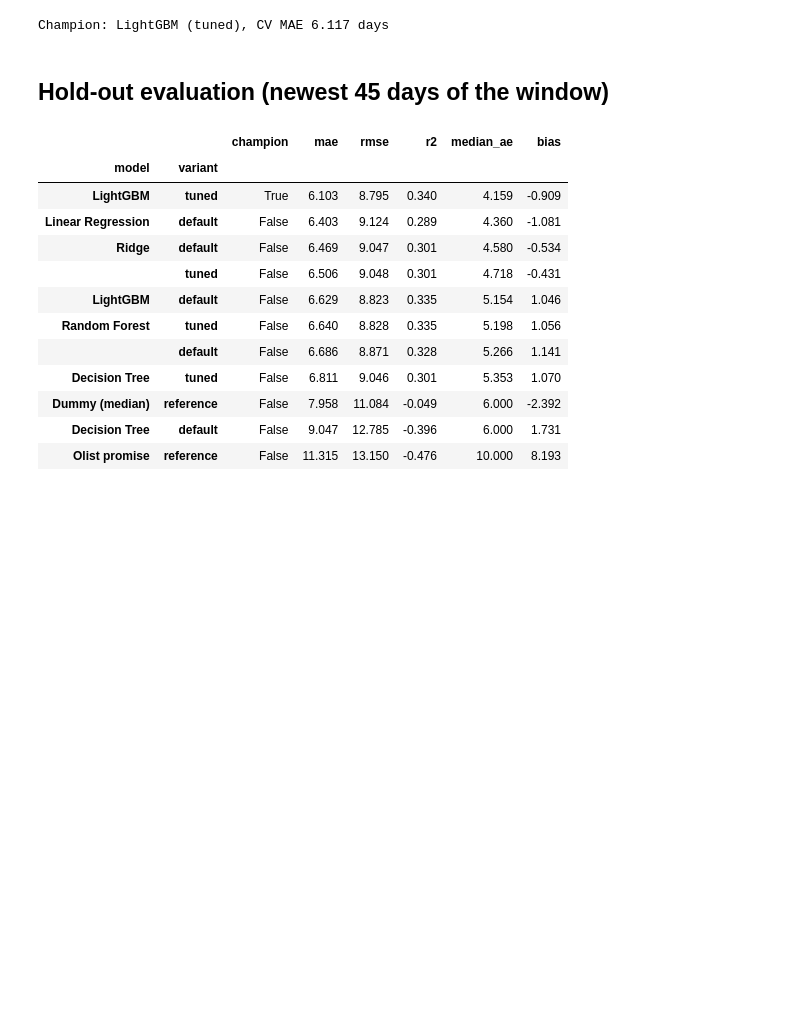
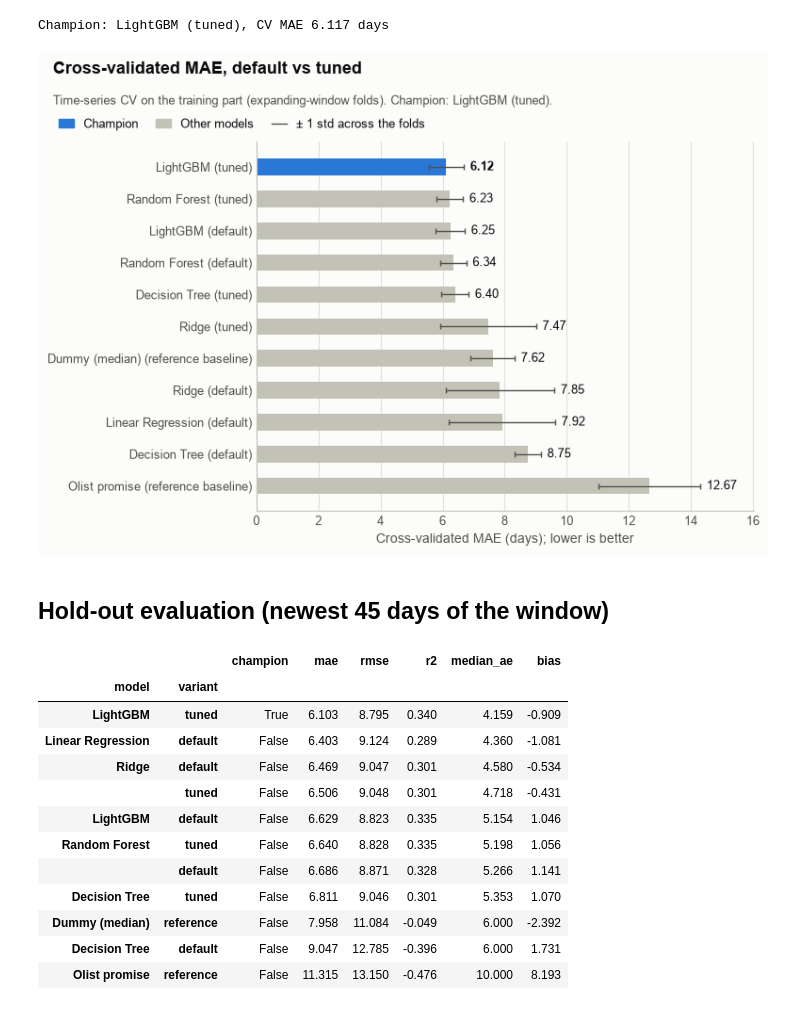
Before and after one commit to mushroomyyy/Team8_IT5006_Ecommerce_Analytics_AY2627Sem1, a Jupyter notebook: phase2/model_regression_dev.ipynb, the cells around one changed output. Cells and saved outputs as stored; diff of their text form; code cells hidden in the pictures; blank space fills up the shorter version.

```diff
--- a/phase2/model_regression_dev.ipynb
+++ b/phase2/model_regression_dev.ipynb
@@ -457,6 +468,10 @@ print(f'Champion: {champion_label}, CV MAE {leaderboard["cv_mae_mean"].iloc[0]:.
 | Linear Regression | default | Linear | 7.921 | 1.712 | 10.301 | -0.071 | 1.804 |
 | Decision Tree | default | Tree-based | 8.748 | 0.426 | 12.483 | -0.499 | 2.631 |
 Champion: LightGBM (tuned), CV MAE 6.117 days
+# %%
+figs.plot_cv_mae(cv_results, champion_key, save_path=f'{FIGURE_DIR}/03_cv_mae_default_vs_tuned.png')
+# %% [output]
+[figure, added]
 # %% [markdown]
 ## Hold-out evaluation (newest 45 days of the window)
 # %%
```
Also changed, not shown: parts of 11 cells of this notebook, 10 other files.
